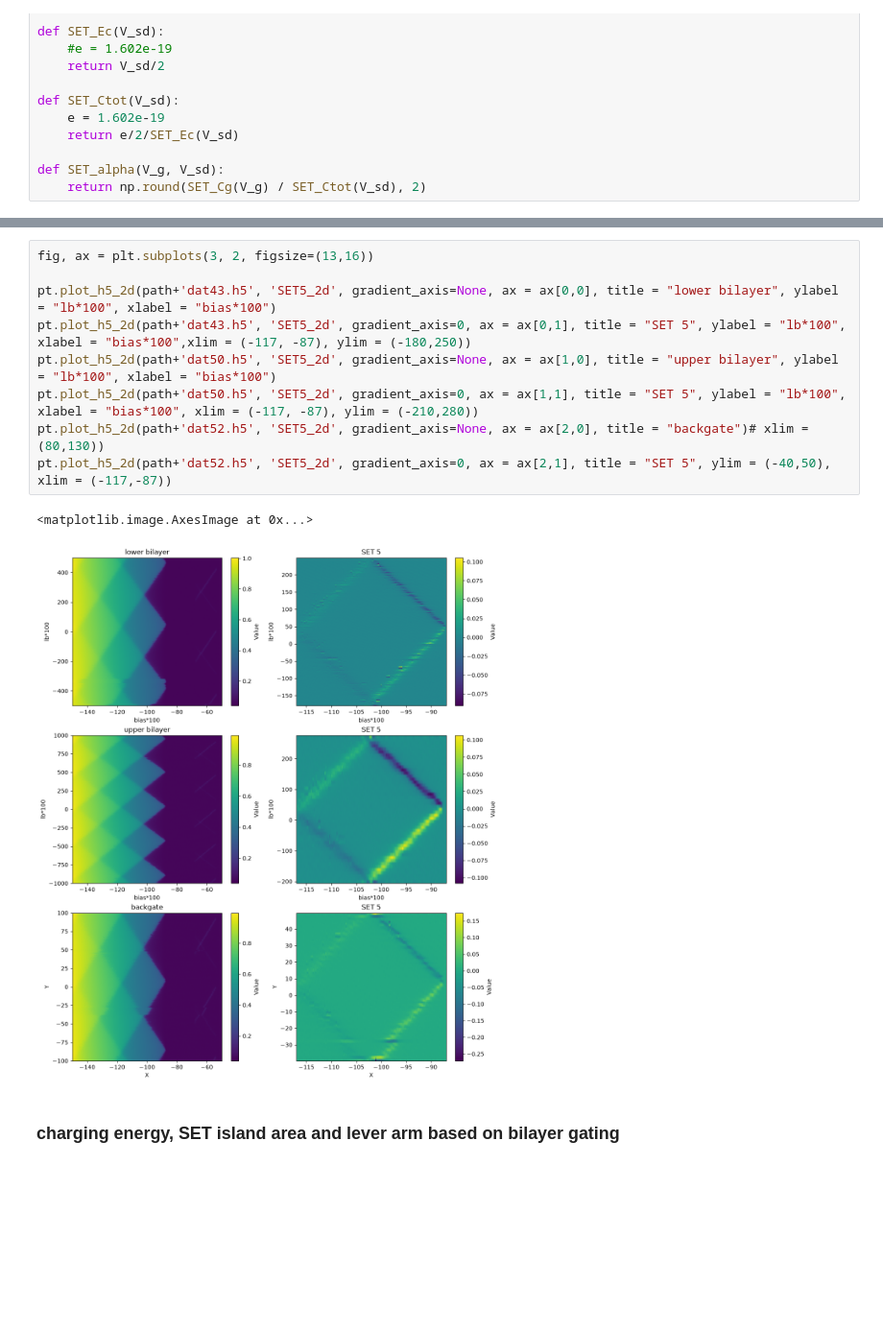
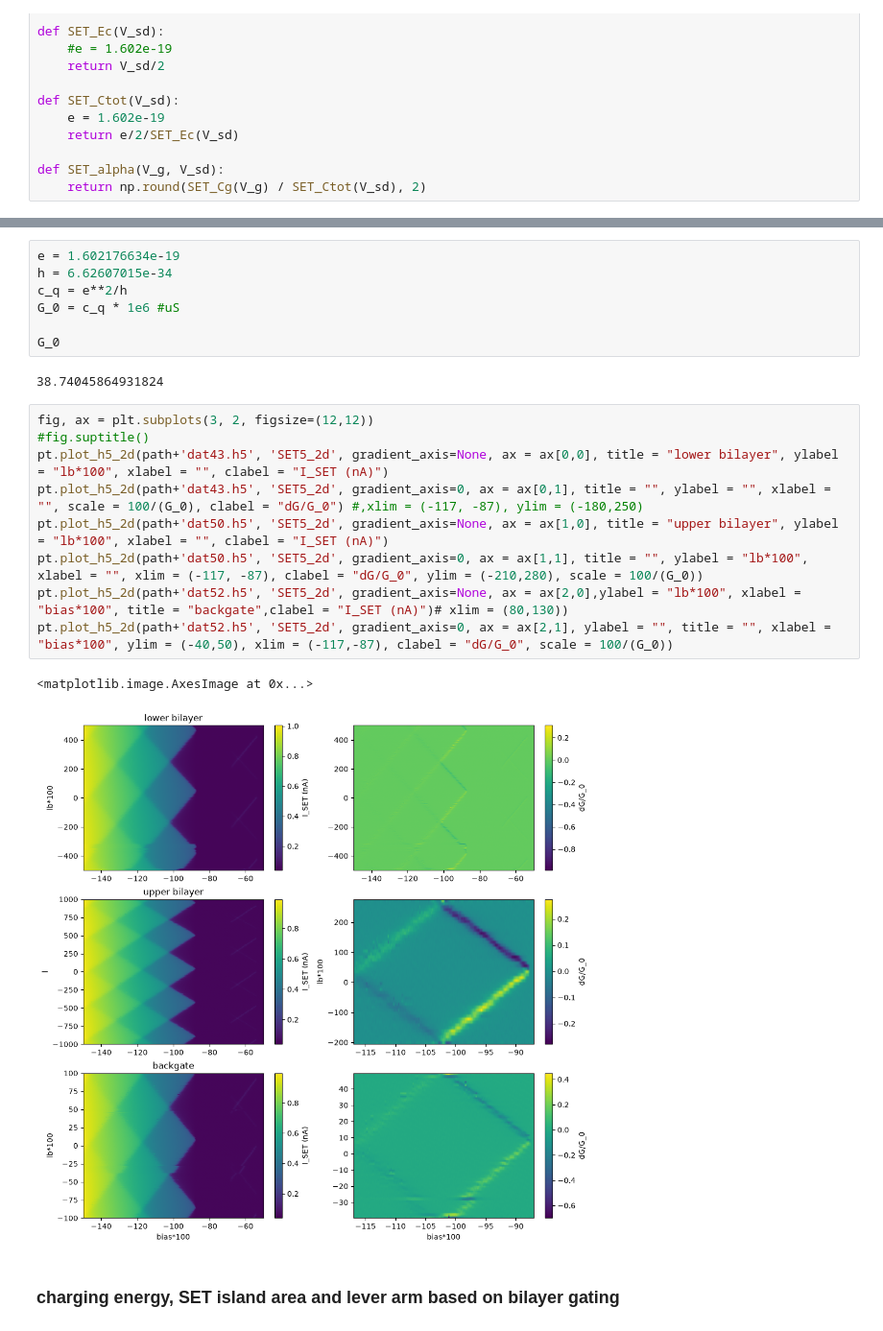
Before and after one commit to raveelt/msc-physics, a Jupyter notebook: experiments/antidot-0626/analysis/SET.ipynb, the cells around one changed output, grey strips where cells are left out. Shown at 96% size. Drawn from its saved outputs; the diff is of its cells as text; blank space fills up the shorter version.

```diff
--- a/experiments/antidot-0626/analysis/SET.ipynb
+++ b/experiments/antidot-0626/analysis/SET.ipynb
@@ -51,15 +60,24 @@ def SET_alpha(V_g, V_sd):
+# %%
+e = 1.602176634e-19
+h = 6.62607015e-34
+c_q = e**2/h
+G_0 = c_q * 1e6 #uS
+
+G_0
+# %% [output]
+38.74045864931824
 # %%
-fig, ax = plt.subplots(3, 2, figsize=(13,16))
-
-pt.plot_h5_2d(path+'dat43.h5', 'SET5_2d', gradient_axis=None, ax = ax[0,0], title = "lower bilayer", ylabel = "lb*100", xlabel = "bias*100")
-pt.plot_h5_2d(path+'dat43.h5', 'SET5_2d', gradient_axis=0, ax = ax[0,1], title = "SET 5", ylabel = "lb*100", xlabel = "bias*100",xlim = (-117, -87), ylim = (-180,250))
-pt.plot_h5_2d(path+'dat50.h5', 'SET5_2d', gradient_axis=None, ax = ax[1,0], title = "upper bilayer", ylabel = "lb*100", xlabel = "bias*100")
-pt.plot_h5_2d(path+'dat50.h5', 'SET5_2d', gradient_axis=0, ax = ax[1,1], title = "SET 5", ylabel = "lb*100", xlabel = "bias*100", xlim = (-117, -87), ylim = (-210,280))
-pt.plot_h5_2d(path+'dat52.h5', 'SET5_2d', gradient_axis=None, ax = ax[2,0], title = "backgate")# xlim = (80,130))
-pt.plot_h5_2d(path+'dat52.h5', 'SET5_2d', gradient_axis=0, ax = ax[2,1], title = "SET 5", ylim = (-40,50), xlim = (-117,-87))
+fig, ax = plt.subplots(3, 2, figsize=(12,12))
+#fig.suptitle()
+pt.plot_h5_2d(path+'dat43.h5', 'SET5_2d', gradient_axis=None, ax = ax[0,0], title = "lower bilayer", ylabel = "lb*100", xlabel = "", clabel = "I_SET (nA)")
+pt.plot_h5_2d(path+'dat43.h5', 'SET5_2d', gradient_axis=0, ax = ax[0,1], title = "", ylabel = "", xlabel = "", scale = 100/(G_0), clabel = "dG/G_0") #,xlim = (-117, -87), ylim = (-180,250)
+pt.plot_h5_2d(path+'dat50.h5', 'SET5_2d', gradient_axis=None, ax = ax[1,0], title = "upper bilayer", ylabel = "lb*100", xlabel = "", clabel = "I_SET (nA)")
+pt.plot_h5_2d(path+'dat50.h5', 'SET5_2d', gradient_axis=0, ax = ax[1,1], title = "", ylabel = "lb*100", xlabel = "", xlim = (-117, -87), clabel = "dG/G_0", ylim = (-210,280), scale = 100/(G_0))
+pt.plot_h5_2d(path+'dat52.h5', 'SET5_2d', gradient_axis=None, ax = ax[2,0],ylabel = "lb*100", xlabel = "bias*100", title = "backgate",clabel = "I_SET (nA)")# xlim = (80,130))
+pt.plot_h5_2d(path+'dat52.h5', 'SET5_2d', gradient_axis=0, ax = ax[2,1], ylabel = "", title = "", xlabel = "bias*100", ylim = (-40,50), xlim = (-117,-87), clabel = "dG/G_0", scale = 100/(G_0))
 # %% [output]
 <matplotlib.image.AxesImage at 0x...>
-[figure, old version]
+[figure, new version]
 # %% [markdown]
 ### charging energy, SET island area and lever arm based on bilayer gating
 # %%
```
Also changed, not shown: parts of 2 cells of this notebook, 2 other files.
